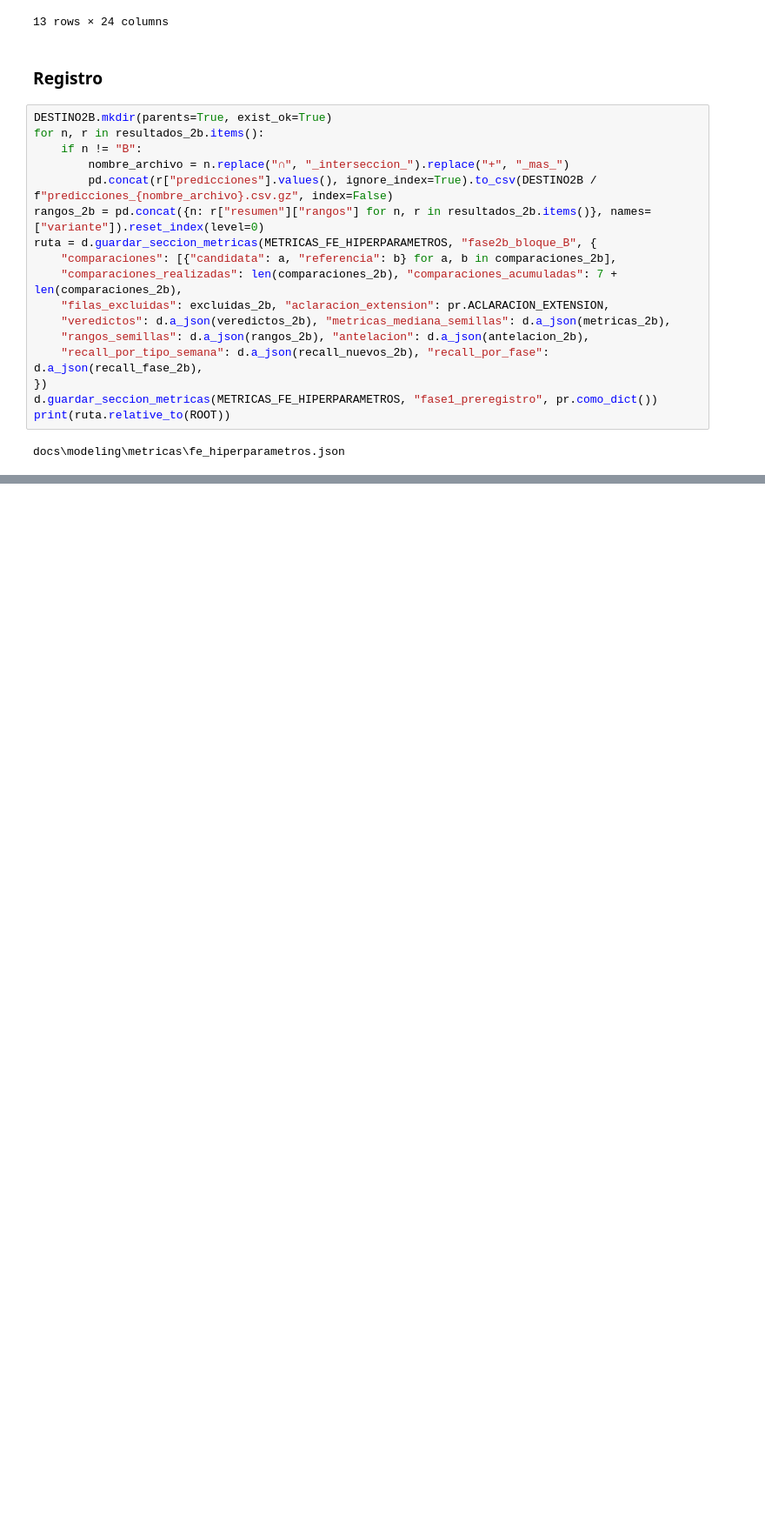
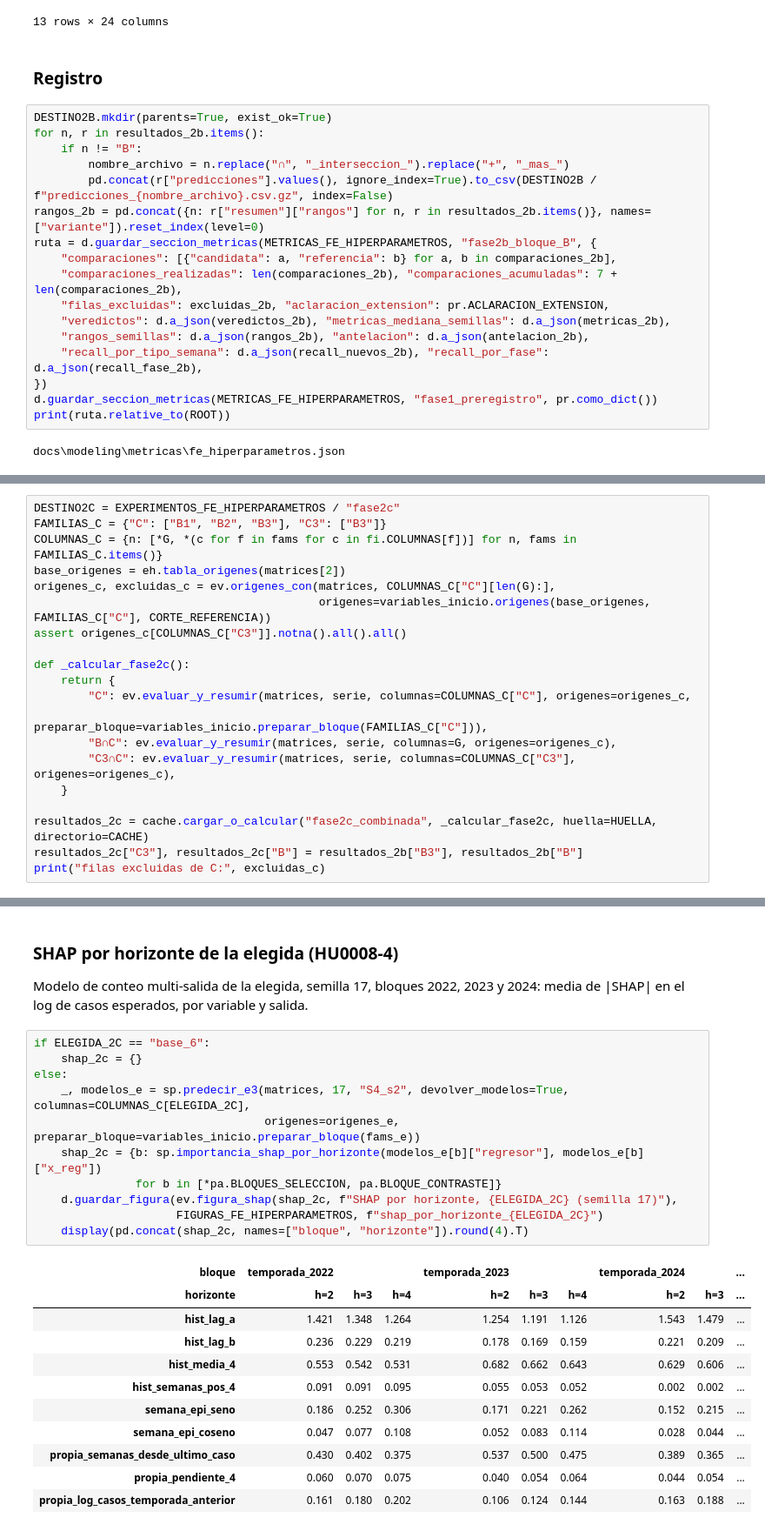
Before and after one commit to panconlocro/Denguekay, a Jupyter notebook: notebooks/32_modelado_fe_inicios.ipynb, the cells around one changed output, grey strips where cells are left out. Shown at 87% size. Drawn from its saved outputs; the diff is of its cells as text; blank space fills up the shorter version.

```diff
--- a/notebooks/32_modelado_fe_inicios.ipynb
+++ b/notebooks/32_modelado_fe_inicios.ipynb
@@ -1174,0 +1186,20 @@ MLflow: run b44dd7d15a354bfdb713e152ac3cab14 en 'denguekay/fe_hiperparametros_fa
+# %%
+DESTINO2C = EXPERIMENTOS_FE_HIPERPARAMETROS / "fase2c"
+FAMILIAS_C = {"C": ["B1", "B2", "B3"], "C3": ["B3"]}
+COLUMNAS_C = {n: [*G, *(c for f in fams for c in fi.COLUMNAS[f])] for n, fams in FAMILIAS_C.items()}
+base_origenes = eh.tabla_origenes(matrices[2])
+origenes_c, excluidas_c = ev.origenes_con(matrices, COLUMNAS_C["C"][len(G):],
+                                          origenes=variables_inicio.origenes(base_origenes, FAMILIAS_C["C"], CORTE_REFERENCIA))
+assert origenes_c[COLUMNAS_C["C3"]].notna().all().all()
+
+def _calcular_fase2c():
+    return {
+        "C": ev.evaluar_y_resumir(matrices, serie, columnas=COLUMNAS_C["C"], origenes=origenes_c,
+                                  preparar_bloque=variables_inicio.preparar_bloque(FAMILIAS_C["C"])),
+        "B∩C": ev.evaluar_y_resumir(matrices, serie, columnas=G, origenes=origenes_c),
+        "C3∩C": ev.evaluar_y_resumir(matrices, serie, columnas=COLUMNAS_C["C3"], origenes=origenes_c),
+    }
+
+resultados_2c = cache.cargar_o_calcular("fase2c_combinada", _calcular_fase2c, huella=HUELLA, directorio=CACHE)
+resultados_2c["C3"], resultados_2c["B"] = resultados_2b["B3"], resultados_2b["B"]
+print("filas excluidas de C:", excluidas_c)
@@ -1174,0 +1344,28 @@ MLflow: run b44dd7d15a354bfdb713e152ac3cab14 en 'denguekay/fe_hiperparametros_fa
+# %% [markdown]
+### SHAP por horizonte de la elegida (HU0008-4)
+
+Modelo de conteo multi-salida de la elegida, semilla 17, bloques 2022, 2023 y 2024: media de |SHAP| en el log
+de casos esperados, por variable y salida.
+# %%
+if ELEGIDA_2C == "base_6":
+    shap_2c = {}
+else:
+    _, modelos_e = sp.predecir_e3(matrices, 17, "S4_s2", devolver_modelos=True, columnas=COLUMNAS_C[ELEGIDA_2C],
+                                  origenes=origenes_e, preparar_bloque=variables_inicio.preparar_bloque(fams_e))
+    shap_2c = {b: sp.importancia_shap_por_horizonte(modelos_e[b]["regresor"], modelos_e[b]["x_reg"])
+               for b in [*pa.BLOQUES_SELECCION, pa.BLOQUE_CONTRASTE]}
+    d.guardar_figura(ev.figura_shap(shap_2c, f"SHAP por horizonte, {ELEGIDA_2C} (semilla 17)"),
+                     FIGURAS_FE_HIPERPARAMETROS, f"shap_por_horizonte_{ELEGIDA_2C}")
+    display(pd.concat(shap_2c, names=["bloque", "horizonte"]).round(4).T)
+# %% [output]
+| bloque | temporada_2022 |  |  | temporada_2023 |  |  | temporada_2024 |  | ... |
+| horizonte | h=2 | h=3 | h=4 | h=2 | h=3 | h=4 | h=2 | h=3 | ... |
+| hist_lag_a | 1.421 | 1.348 | 1.264 | 1.254 | 1.191 | 1.126 | 1.543 | 1.479 | ... |
+| hist_lag_b | 0.236 | 0.229 | 0.219 | 0.178 | 0.169 | 0.159 | 0.221 | 0.209 | ... |
+| hist_media_4 | 0.553 | 0.542 | 0.531 | 0.682 | 0.662 | 0.643 | 0.629 | 0.606 | ... |
+| hist_semanas_pos_4 | 0.091 | 0.091 | 0.095 | 0.055 | 0.053 | 0.052 | 0.002 | 0.002 | ... |
+| semana_epi_seno | 0.186 | 0.252 | 0.306 | 0.171 | 0.221 | 0.262 | 0.152 | 0.215 | ... |
+| semana_epi_coseno | 0.047 | 0.077 | 0.108 | 0.052 | 0.083 | 0.114 | 0.028 | 0.044 | ... |
+| propia_semanas_desde_ultimo_caso | 0.430 | 0.402 | 0.375 | 0.537 | 0.500 | 0.475 | 0.389 | 0.365 | ... |
+| propia_pendiente_4 | 0.060 | 0.070 | 0.075 | 0.040 | 0.054 | 0.064 | 0.044 | 0.054 | ... |
+| propia_log_casos_temporada_anterior | 0.161 | 0.180 | 0.202 | 0.106 | 0.124 | 0.144 | 0.163 | 0.188 | ... |
```
Also changed, not shown: parts of 18 cells of this notebook, 5 other files.
